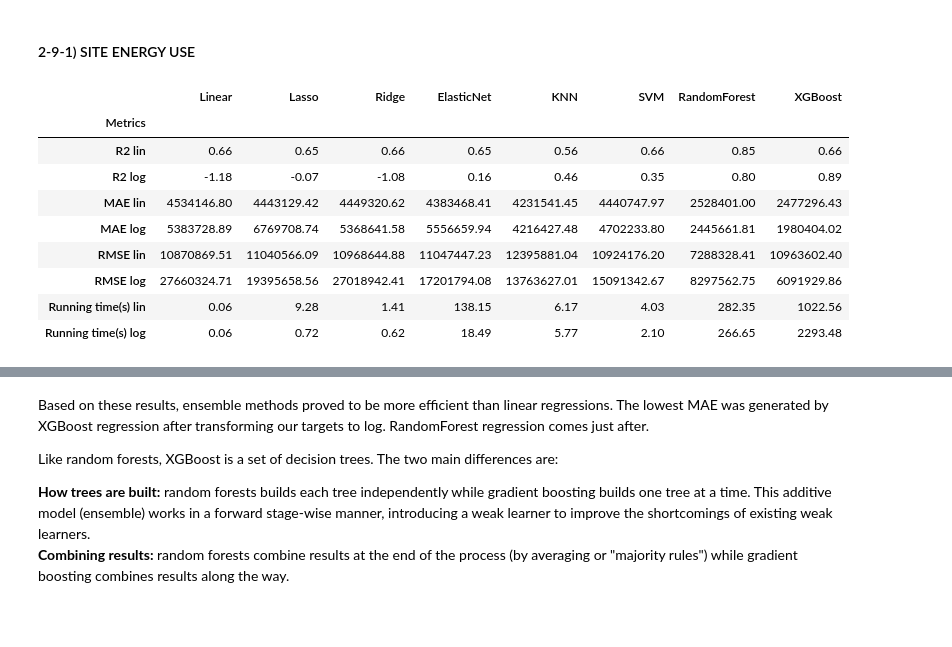
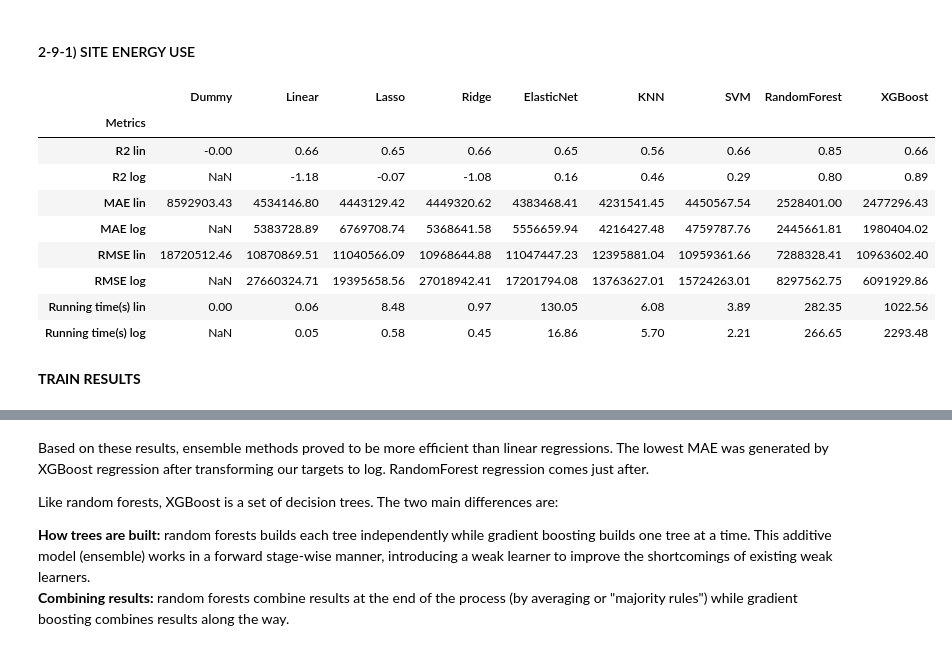
Before and after one commit to hike7o/SL-OC-projects, a Jupyter notebook: P4/Seattle_ML_linlog.ipynb, the cells around one changed output, grey strips where cells are left out. Cells and saved outputs as stored; diff of their text form; code cells hidden in the pictures; blank space fills up the shorter version.

```diff
--- a/P4/Seattle_ML_linlog.ipynb
+++ b/P4/Seattle_ML_linlog.ipynb
@@ -2004,37 +2546,41 @@ Best parameters log scale : {'regressor__gamma': 0, 'regressor__learning_rate':
 #### 2-9-1) SITE ENERGY USE
 # %%
 results = ['R2 lin', 'R2 log', 'MAE lin', "MAE log", "RMSE lin", "RMSE log", 'Running time(s) lin', 'Running time(s) log']
-reg_met_SEU = {'Linear' : pd.Series([r2_test0, r2_test01, MAE_test0, MAE_test01, RMSE_test0, RMSE_test01, tm0, tm01],
+reg_met_SEU = {'Dummy' : pd.Series([r2_test0a, np.nan, MAE_test0a, np.nan, RMSE_test0a, np.nan, tm0a, np.nan],
+                        index = results),
+           'Linear' : pd.Series([r2_test0, r2_test01, MAE_test0, MAE_test01, RMSE_test0, RMSE_test01, tm0, tm01],
                         index = results),
            'Lasso' : pd.Series([r2_test2, r2_test21, MAE_test2, MAE_test21, RMSE_test2, RMSE_test21, tm2, tm21],
                         index = results),
            'Ridge' : pd.Series([r2_test3, r2_test31, MAE_test3, MAE_test31, RMSE_test3, RMSE_test31, tm3, tm31],
                         index = results),
            'ElasticNet' : pd.Series([r2_test4, r2_test41, MAE_test4, MAE_test41, RMSE_test4, RMSE_test41, tm4, tm41],
                         index = results),
            'KNN' : pd.Series([r2_test5, r2_test51, MAE_test5, MAE_test51, RMSE_test5, RMSE_test51, tm5, tm51],
                         index = results),
            'SVM' : pd.Series([r2_test6, r2_test61, MAE_test6, MAE_test61, RMSE_test6, RMSE_test61 ,tm6, tm61],
                         index = results),
            'RandomForest' : pd.Series([r2_test7, r2_test71, MAE_test7, MAE_test71, RMSE_test7, RMSE_test71, tm7, tm71],
                         index = results),
            'XGBoost' : pd.Series([r2_test8, r2_test81, MAE_test8, MAE_test81, RMSE_test8, RMSE_test81, tm8, tm81],
                         index = results)}
 
 # Creates Dataframe df_results_SEU for Site Energy Use
 
 df_results_SEU = pd.DataFrame(reg_met_SEU)
 index = df_results_SEU.index
 index. name = "Metrics"
 df_results_SEU.round(2)
 # %% [output]
-|  | Linear | Lasso | Ridge | ElasticNet | KNN | SVM | RandomForest | XGBoost |
-| Metrics |  |  |  |  |  |  |  |  |
-| R2 lin | 0.66 | 0.65 | 0.66 | 0.65 | 0.56 | 0.66 | 0.85 | 0.66 |
-| R2 log | -1.18 | -0.07 | -1.08 | 0.16 | 0.46 | 0.35 | 0.80 | 0.89 |
-| MAE lin | 4534146.80 | 4443129.42 | 4449320.62 | 4383468.41 | 4231541.45 | 4440747.97 | 2528401.00 | 2477296.43 |
-| MAE log | 5383728.89 | 6769708.74 | 5368641.58 | 5556659.94 | 4216427.48 | 4702233.80 | 2445661.81 | 1980404.02 |
-| RMSE lin | 10870869.51 | 11040566.09 | 10968644.88 | 11047447.23 | 12395881.04 | 10924176.20 | 7288328.41 | 10963602.40 |
-| RMSE log | 27660324.71 | 19395658.56 | 27018942.41 | 17201794.08 | 13763627.01 | 15091342.67 | 8297562.75 | 6091929.86 |
-| Running time(s) lin | 0.06 | 9.28 | 1.41 | 138.15 | 6.17 | 4.03 | 282.35 | 1022.56 |
-| Running time(s) log | 0.06 | 0.72 | 0.62 | 18.49 | 5.77 | 2.10 | 266.65 | 2293.48 |
+|  | Dummy | Linear | Lasso | Ridge | ElasticNet | KNN | SVM | RandomForest | XGBoost |
+| Metrics |  |  |  |  |  |  |  |  |  |
+| R2 lin | -0.00 | 0.66 | 0.65 | 0.66 | 0.65 | 0.56 | 0.66 | 0.85 | 0.66 |
+| R2 log | NaN | -1.18 | -0.07 | -1.08 | 0.16 | 0.46 | 0.29 | 0.80 | 0.89 |
+| MAE lin | 8592903.43 | 4534146.80 | 4443129.42 | 4449320.62 | 4383468.41 | 4231541.45 | 4450567.54 | 2528401.00 | 2477296.43 |
+| MAE log | NaN | 5383728.89 | 6769708.74 | 5368641.58 | 5556659.94 | 4216427.48 | 4759787.76 | 2445661.81 | 1980404.02 |
+| RMSE lin | 18720512.46 | 10870869.51 | 11040566.09 | 10968644.88 | 11047447.23 | 12395881.04 | 10959361.66 | 7288328.41 | 10963602.40 |
+| RMSE log | NaN | 27660324.71 | 19395658.56 | 27018942.41 | 17201794.08 | 13763627.01 | 15724263.01 | 8297562.75 | 6091929.86 |
+| Running time(s) lin | 0.00 | 0.06 | 8.48 | 0.97 | 130.05 | 6.08 | 3.89 | 282.35 | 1022.56 |
+| Running time(s) log | NaN | 0.05 | 0.58 | 0.45 | 16.86 | 5.70 | 2.21 | 266.65 | 2293.48 |
+# %% [markdown]
+__TRAIN RESULTS__
```
Also changed, not shown: parts of 67 cells of this notebook, 5 other files.
